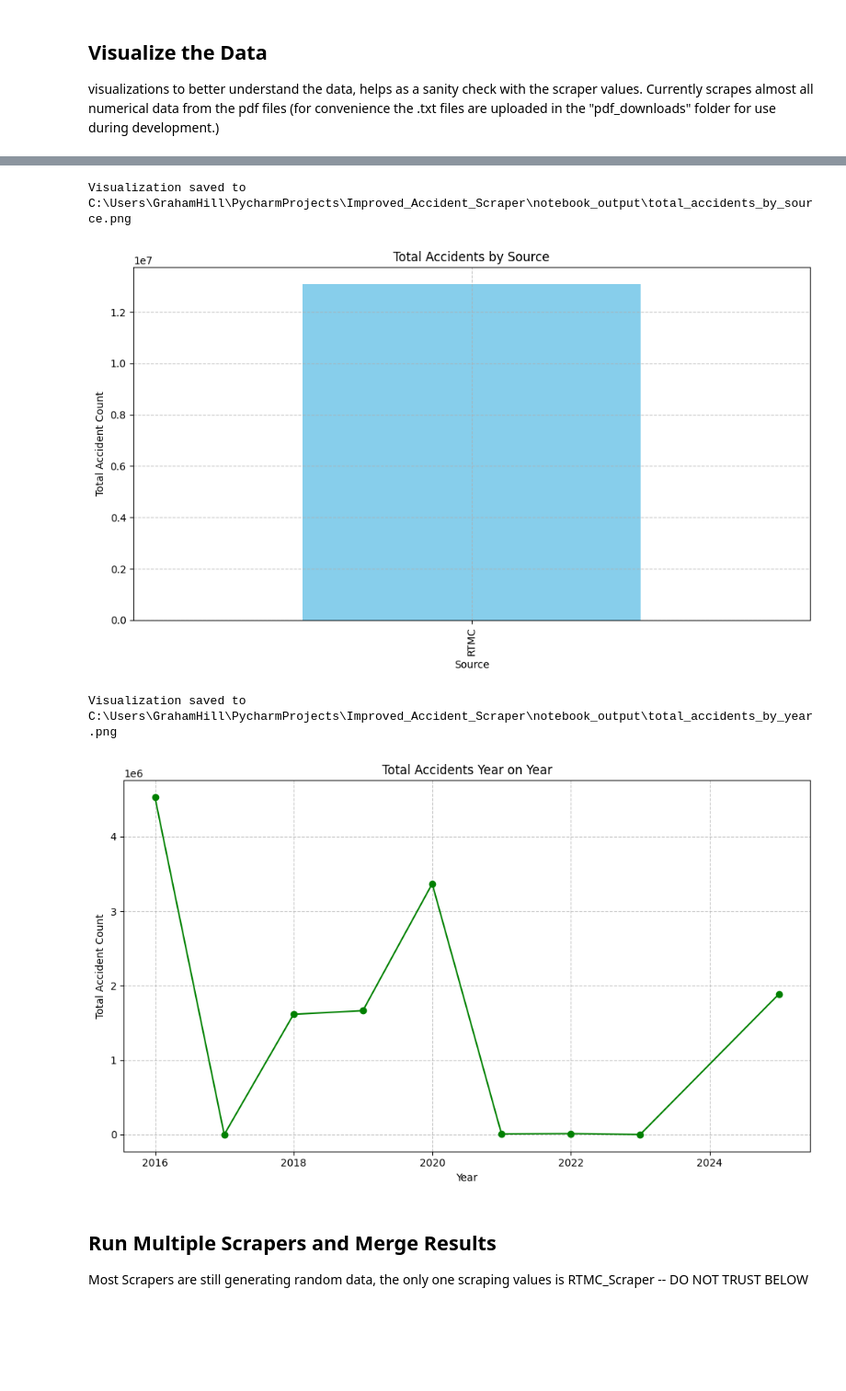
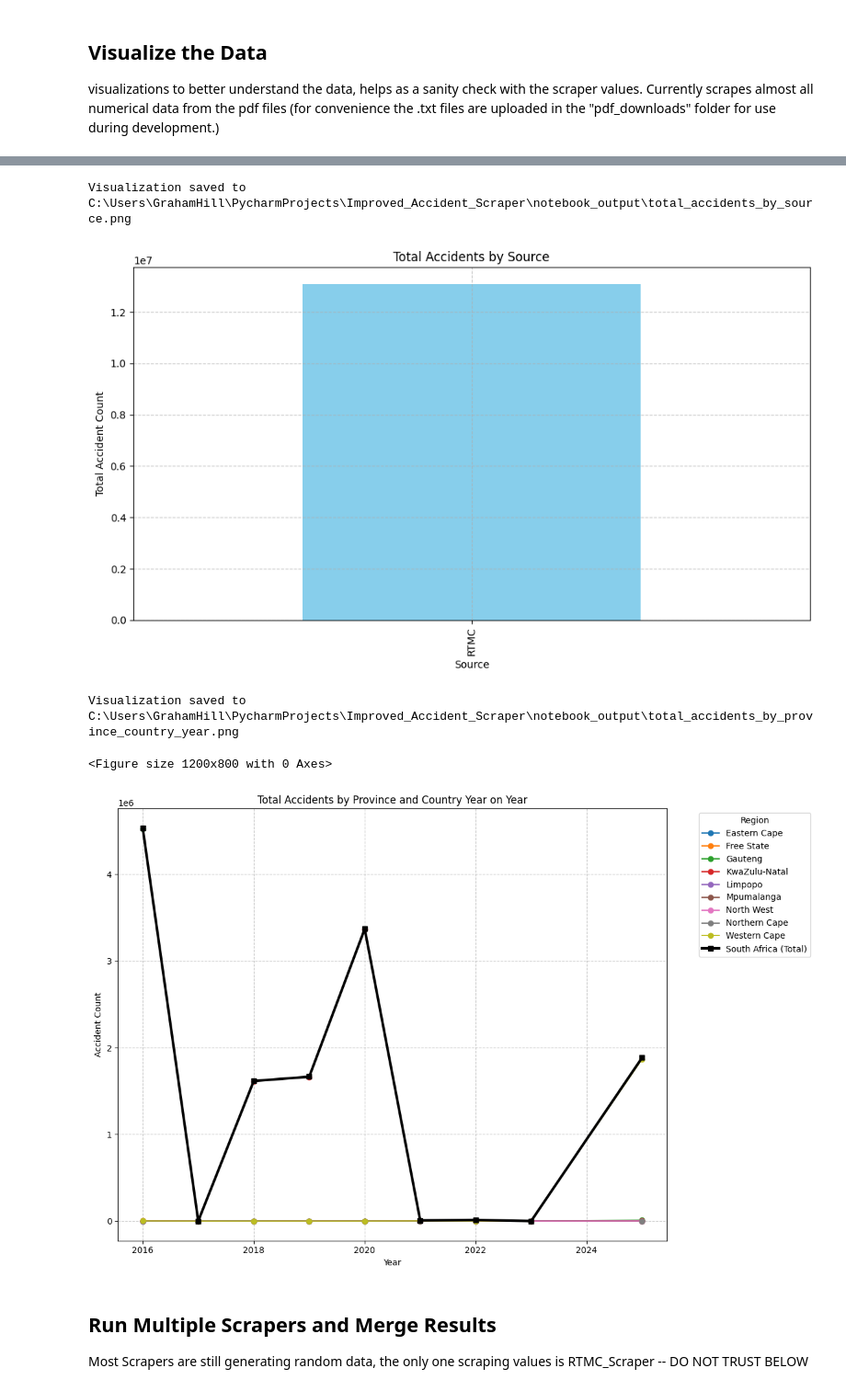
Before and after one commit to GrahamCHill/South_Africa_Accident_Scraper, a Jupyter notebook: notebook/accident_scraper_demo.ipynb, the cells around one changed output, grey strips where cells are left out. Shown: that part at 92% size. Saved outputs shown, nothing was run; the diff lists cells and outputs as text; code cells hidden in the pictures; blank space fills up the shorter version.

```diff
--- a/notebook/accident_scraper_demo.ipynb
+++ b/notebook/accident_scraper_demo.ipynb
@@ -209,42 +209,55 @@ if 'df' in locals() and not df.empty:
     plt.savefig(os.path.join(notebook_output_dir, 'accident_by_region.png'))
     print(f"Visualization saved to {os.path.join(notebook_output_dir, 'accident_by_region.png')}")
     plt.show()
 
     # Plot total accidents by source
     plt.figure(figsize=(10, 6))
     source_totals = df.groupby('Source')['AccidentCount'].sum()
     source_totals.plot(kind='bar', color='skyblue')
     plt.title('Total Accidents by Source')
     plt.xlabel('Source')
     plt.ylabel('Total Accident Count')
     plt.grid(True, linestyle='--', alpha=0.7)
     plt.tight_layout()
     plt.savefig(os.path.join(notebook_output_dir, 'total_accidents_by_source.png'))
     print(f"Visualization saved to {os.path.join(notebook_output_dir, 'total_accidents_by_source.png')}")
     plt.show()
 
-    # Plot total accidents by year (line graph)
-    plt.figure(figsize=(10, 6))
+    # Plot total accidents by year (line graph) with both province lines and country total
+    plt.figure(figsize=(12, 8))
+    # Group by Year and Region to get data for each province
+    province_yearly = df.pivot_table(index='Year', columns='Region', values='AccidentCount', aggfunc='sum')
+
+    # Calculate yearly totals for the whole country
     yearly_totals = df.groupby('Year')['AccidentCount'].sum()
-    yearly_totals.plot(kind='line', marker='o', color='green')
-    plt.title('Total Accidents Year on Year')
+
+    # Plot each province as a separate line
+    ax = province_yearly.plot(kind='line', marker='o', figsize=(12, 8))
+
+    # Add the country total line to the same plot with a thicker, distinct line
+    yearly_totals.plot(kind='line', marker='s', color='black', linewidth=3,
+                      ax=ax, label='South Africa (Total)')
+
+    plt.title('Total Accidents by Province and Country Year on Year')
     plt.xlabel('Year')
-    plt.ylabel('Total Accident Count')
+    plt.ylabel('Accident Count')
     plt.grid(True, linestyle='--', alpha=0.7)
+    plt.legend(title='Region', bbox_to_anchor=(1.05, 1), loc='upper left')
     plt.tight_layout()
-    plt.savefig(os.path.join(notebook_output_dir, 'total_accidents_by_year.png'))
-    print(f"Visualization saved to {os.path.join(notebook_output_dir, 'total_accidents_by_year.png')}")
+    plt.savefig(os.path.join(notebook_output_dir, 'total_accidents_by_province_country_year.png'))
+    print(f"Visualization saved to {os.path.join(notebook_output_dir, 'total_accidents_by_province_country_year.png')}")
     plt.show()
 else:
     print("No data available for visualization. Please run the scraper first.")
 # %% [output]
 Creating visualizations...
 Visualization saved to C:\Users\GrahamHill\PycharmProjects\Improved_Accident_Scraper\notebook_output\accident_by_region.png
 [figure]
 Visualization saved to C:\Users\GrahamHill\PycharmProjects\Improved_Accident_Scraper\notebook_output\total_accidents_by_source.png
 [figure]
-Visualization saved to C:\Users\GrahamHill\PycharmProjects\Improved_Accident_Scraper\notebook_output\total_accidents_by_year.png
+Visualization saved to C:\Users\GrahamHill\PycharmProjects\Improved_Accident_Scraper\notebook_output\total_accidents_by_province_country_year.png
+<Figure size 1200x800 with 0 Axes>
-[figure, old version]
+[figure, new version]
 # %% [markdown]
 ## Run Multiple Scrapers and Merge Results
 
```
Also changed, not shown: parts of 3 cells of this notebook.
